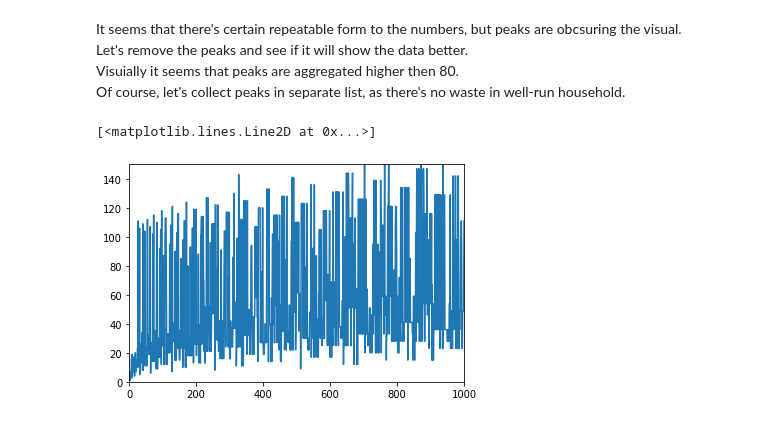
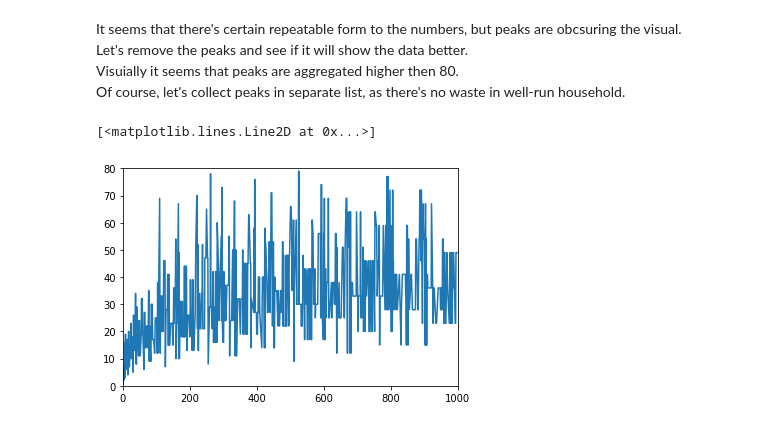
Before and after one commit to Shymbor/Small_Python_Projects, a Jupyter notebook: Collatz conjecture.ipynb, the cells around one changed output. Saved outputs shown, nothing was run; the diff lists cells and outputs as text; code cells hidden in the pictures.

```diff
--- a/Collatz conjecture.ipynb
+++ b/Collatz conjecture.ipynb
@@ -70,22 +68,28 @@ Let's remove the peaks and see if it will show the data better. <br>
 Visuially it seems that peaks are aggregated higher then 80. <br>
 Of course, let's collect peaks in separate list, as there's no waste in well-run household.
 # %%
-def removing_peaks(x,y):
+def removing_peaks(y,peak):
+    '''Takes in Y series and peak, returns 2 lists with peaks removed and their coordinates and 2 lists of peaks and their coordinates'''
     x_peaks = []
     y_peaks = []
+    x_new = []
+    y_new = []
     count = -1
     for i, element in enumerate(y):
         count+=1
-        if element>=80:
+        if element>=peak:
             x_peaks.append(i)
             y_peaks.append(element)
-            y.pop(count)
-            x.remove(i)
-            count-=1
+        else:
+            x_new.append(i)
+            y_new.append(element)
+    return(x_new,y_new,x_peaks,y_peaks)
+# %%
+x, y, x_peaks, y_peaks = removing_peaks(y,80)
 # %%
 #Let's see the visual now
-plt.axis([0, 1000,0, 150])
+plt.axis([0, 1000,0, 80])
 plt.plot(x, y)
 # %% [output]
 [<matplotlib.lines.Line2D at 0x...>]
-[figure, old version]
+[figure, new version]
```
Also changed, not shown: parts of 7 cells of this notebook.
